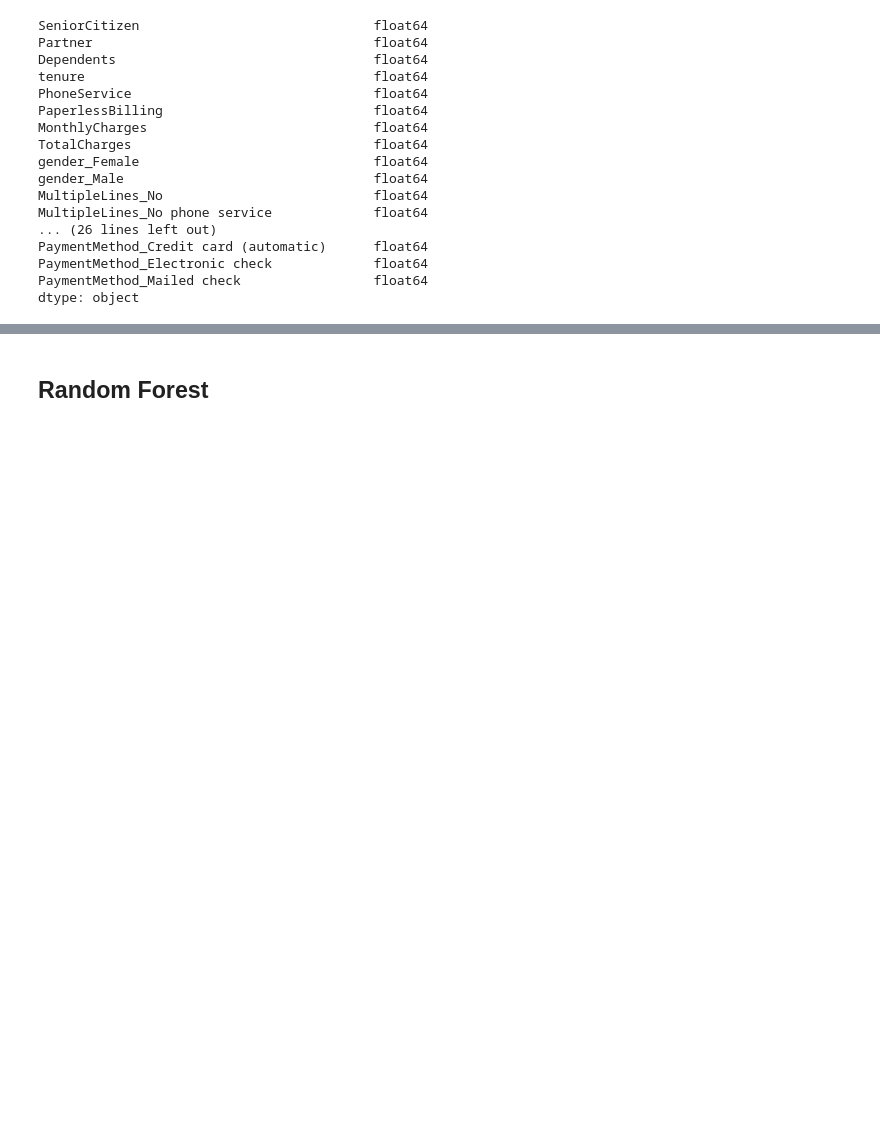
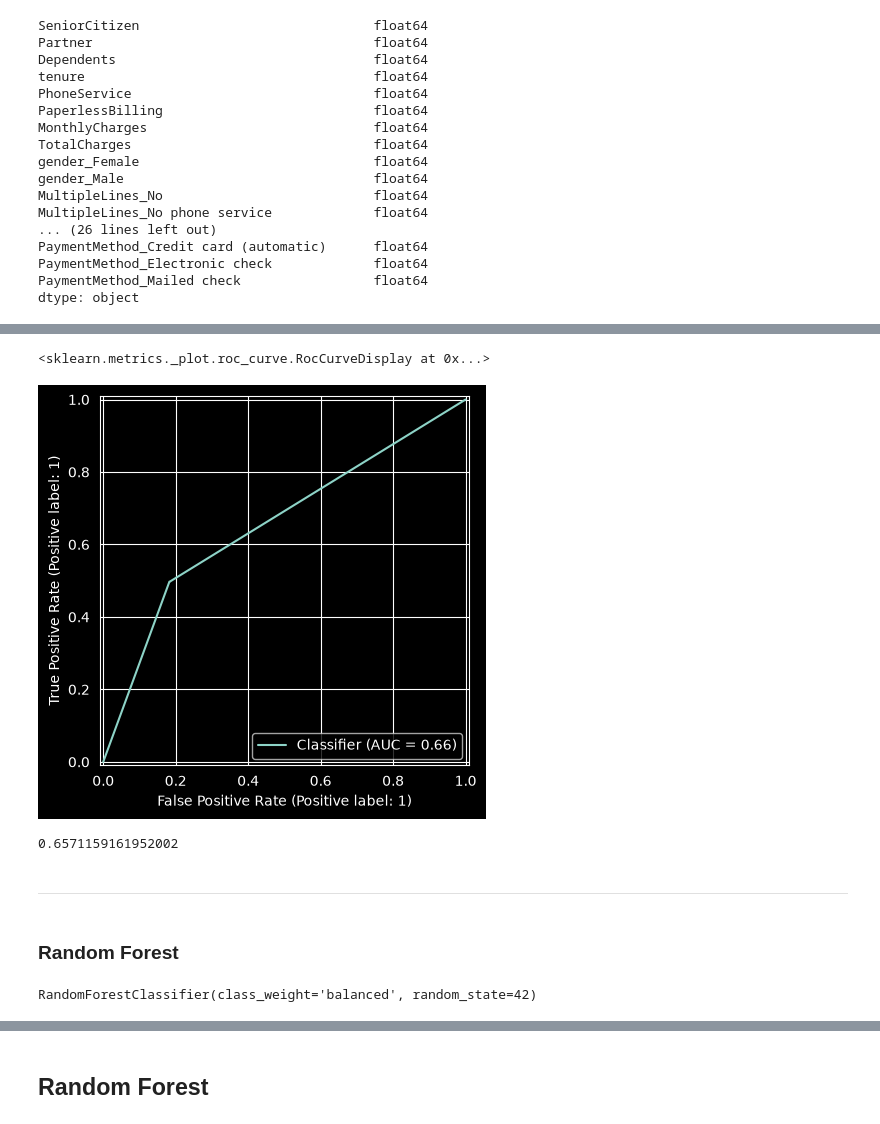
Before and after one commit to rzadrzi/customer_churn_analysis, a Jupyter notebook: customer_churn_analysis.ipynb, the cells around one changed output, grey strips where cells are left out. Saved outputs shown, nothing was run; the diff lists cells and outputs as text; code cells hidden in the pictures; blank space fills up the shorter version.

```diff
--- a/customer_churn_analysis.ipynb
+++ b/customer_churn_analysis.ipynb
@@ -616,0 +619,20 @@ RocCurveDisplay.from_predictions(y_test, rfc_prob)
+# %%
+dtc_prob = dtc.predict_proba(X_test)[:,1]
+RocCurveDisplay.from_predictions(y_test, dtc_prob)
+# %% [output]
+<sklearn.metrics._plot.roc_curve.RocCurveDisplay at 0x...>
+[figure, added]
+# %%
+dtc_roc_auc_score = roc_auc_score(y_true=y_test, y_score=dtc_prob)
+dtc_roc_auc_score
+# %% [output]
+0.6571159161952002
+# %% [markdown]
+---
+# %% [markdown]
+### Random Forest
+# %%
+rfc = RandomForestClassifier(random_state=42, class_weight='balanced')
+rfc.fit(X_train, y_train)
+# %% [output]
+RandomForestClassifier(class_weight='balanced', random_state=42)
```
Also changed, not shown: parts of 81 cells of this notebook.
